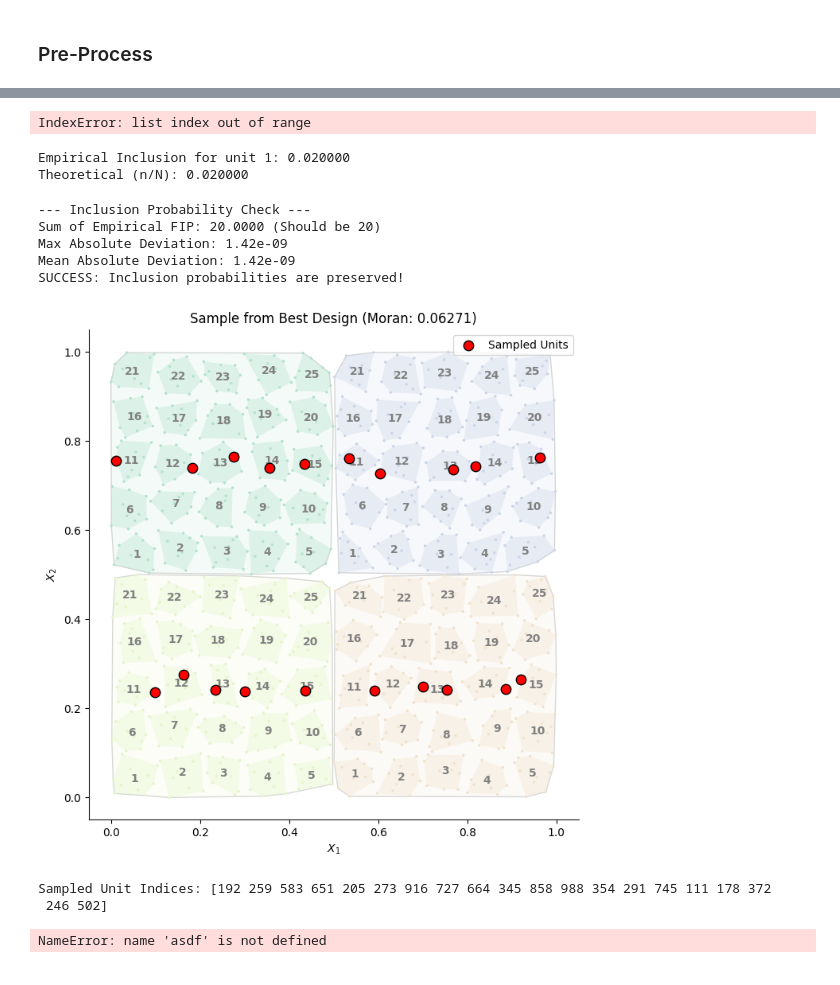
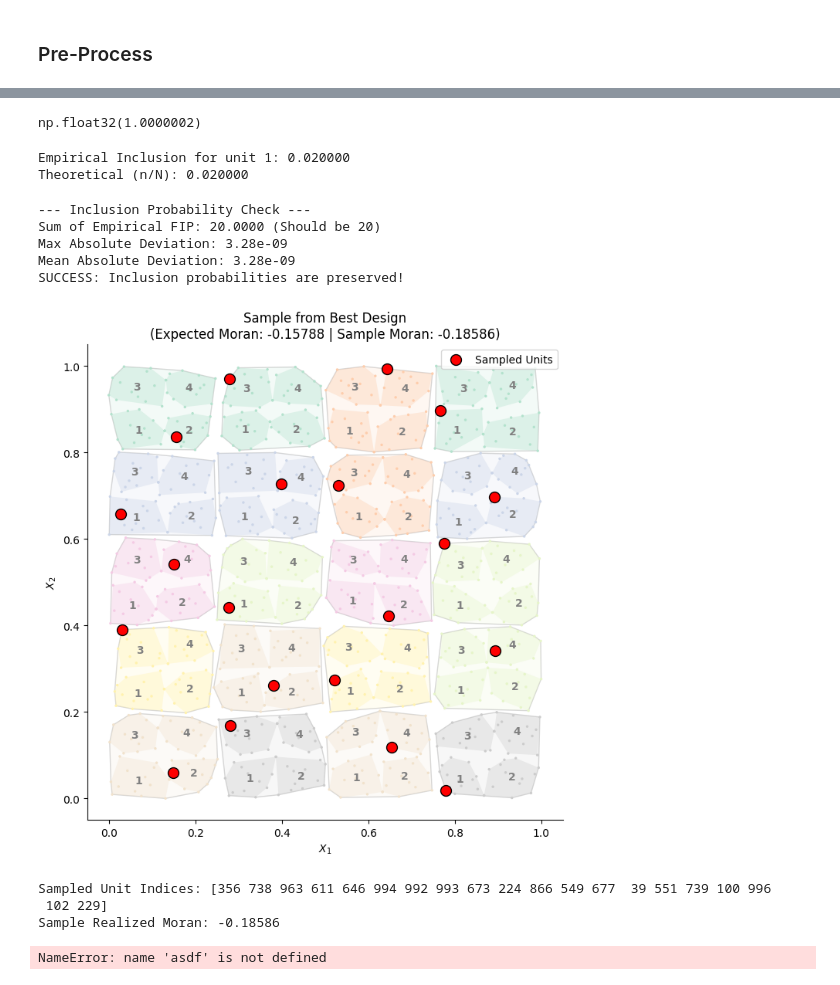
Before and after one commit to mehdimhb/graphical-sampling, a Jupyter notebook: simulations/jupyters/sampling_test.ipynb, the cells around one changed output, grey strips where cells are left out. Drawn from its saved outputs; the diff is of its cells as text; code cells hidden in the pictures.

```diff
--- a/simulations/jupyters/sampling_test.ipynb
+++ b/simulations/jupyters/sampling_test.ipynb
@@ -142,13 +142,13 @@ def popus(n, path="populations/real"):
 popu = 'df_regular'
 ep_or_up = 'pik_ep'
 n = 20
-r_sample_per_cluster = 5
-centroid_grid_x = 2
+r_sample_per_cluster = 1
+centroid_grid_x = 4
 num_zones_cluster = [1]
-num_zones_sweep = [(5, 5)]
+num_zones_sweep = [(3, 3)]
 num_splits = [1]
 topological = True
-shift_jumps = [3,7]
+shift_jumps = [0,1,2]
 shuffle = False
 df = popus(n)[popu]
 # --- Data Preparation ---
@@ -181,11 +181,11 @@ fbn.plot(mode='soft')
 # %%
 # --- Parameters ---
 # Re-ordered to put None and lexico_yx first (establish a strong baseline early)
-point_strategies = [#None,
+point_strategies = [None,
                      'lexico_yx', 'projection', 'spiral', 'angle',
                     'dist_from_origin', 'dist_from_centroids', 'max_coord', 'lexico_xy']
 
-zone_strategies = [#None,
+zone_strategies = [None,
                  'lexico_yx', 'projection', 'spiral', 'angle',
                    'dist_from_origin', 'dist_from_centroids', 'max_coord', 'lexico_xy']
 
@@ -248,7 +248,7 @@ for point_strategy, zone_strategy, zone_mode, num_split, shift_jump in pbar:
             if moran_val < min_moran:
                 min_moran = moran_val
                 # Using aligned printing for clarity
-                print(f"[NEW BEST] Moran: {moran_val:.6f} | ZS: {str(zone_strategy):<15} | PS: {str(point_strategy):<15} | Jump: {shift_jump}")
+                print(f"[NEW BEST] Moran: {moran_val:.6f} | ZS: {str(zone_strategy):<10} | PS: {str(point_strategy):<10} | Jump: {shift_jump}")
 
             # Show live status next to the bar
             pbar.set_postfix({"Best": f"{min_moran:.6f}"})
@@ -286,7 +292,7 @@ initial_moran, initial_design, zs, ps, zm, nz, jump = z[0]
 len(initial_design.all_samples_and_probs[0])
 initial_design.all_samples_and_probs[1].sum()
 # %% [output]
-IndexError: list index out of range
+np.float32(1.0000002)
 # %%
 # target_id is the unit index you want to check (e.g., unit 1)
 target_id = 1
@@ -331,51 +337,57 @@ else:
 # %% [output]
 --- Inclusion Probability Check ---
 Sum of Empirical FIP: 20.0000 (Should be 20)
-Max Absolute Deviation: 1.42e-09
-Mean Absolute Deviation: 1.42e-09
+Max Absolute Deviation: 3.28e-09
+Mean Absolute Deviation: 3.28e-09
 SUCCESS: Inclusion probabilities are preserved!
 # %%
 import matplotlib.pyplot as plt
+from graphical_sampling.index import Moran # Ensure this is imported
 
 # 1. Create the figure and axis
 fig, ax = plt.subplots(figsize=(10, 8))
 
-# 2. Use the best design found from your simulation
-# No need to wrap it in GBFS yet unless you want to start the search
+# 2. Use the best design found
 best_design = initial_design
 
 # 3. Draw the background (Clustering and Zones)
-# We use the 'fbn' object that corresponds to our best design's parameters
 fbn.plot(mode='soft', ax=ax)
 
-# 4. Extract a SINGLE sample (returns a 2D array)
-# sample[0] gives the list of indices for that one specific sample
-sample_indices = best_design.sample(1)[0]
+# 4. Extract a SINGLE sample
+# sample(1) returns an array of shape (1, n)
+sample_indices_2d = best_design.sample(1)
+sample_indices = sample_indices_2d[0]
 
-# 5. Coordinates of the population
+# 5. Calculate the Moran for this SPECIFIC sample
+# We pass the 2D array to the score method, which returns an array of scores
+realized_moran = Moran(best_design.pop).score(sample_indices_2d)[0]
+
+# 6. Coordinates of the population
 all_coords = best_design.pop.coords
 
-# 6. Scatter the sampled points in Red
-# We index the coordinates using our sampled IDs
+# 7. Scatter the sampled points in Red
 ax.scatter(
     all_coords[sample_indices, 0],
     all_coords[sample_indices, 1],
     color='red',
-    s=80,
+    s=100,
     edgecolors='black',
     label='Sampled Units',
-    zorder=15  # High zorder to be on top
+    zorder=15
 )
 
-ax.set_title(f"Sample from Best Design (Moran: {initial_moran:.5f})")
+# Update title to show both Expected Moran (from design) and Realized Moran (from this sample)
+ax.set_title(f"Sample from Best Design\n(Expected Moran: {best_design.moran[0]:.5f} | Sample Moran: {realized_moran:.5f})")
 ax.legend()
 plt.show()
 
 print(f"Sampled Unit Indices: {sample_indices}")
+print(f"Sample Realized Moran: {realized_moran:.5f}")
 # %% [output]
-[figure, old version]
+[figure, new version]
-Sampled Unit Indices: [192 259 583 651 205 273 916 727 664 345 858 988 354 291 745 111 178 372
- 246 502]
+Sampled Unit Indices: [356 738 963 611 646 994 992 993 673 224 866 549 677  39 551 739 100 996
+ 102 229]
+Sample Realized Moran: -0.18586
 # %%
 print(asdf)
 # %% [output]
```
Also changed, not shown: parts of 2 cells of this notebook, 2 other files.
